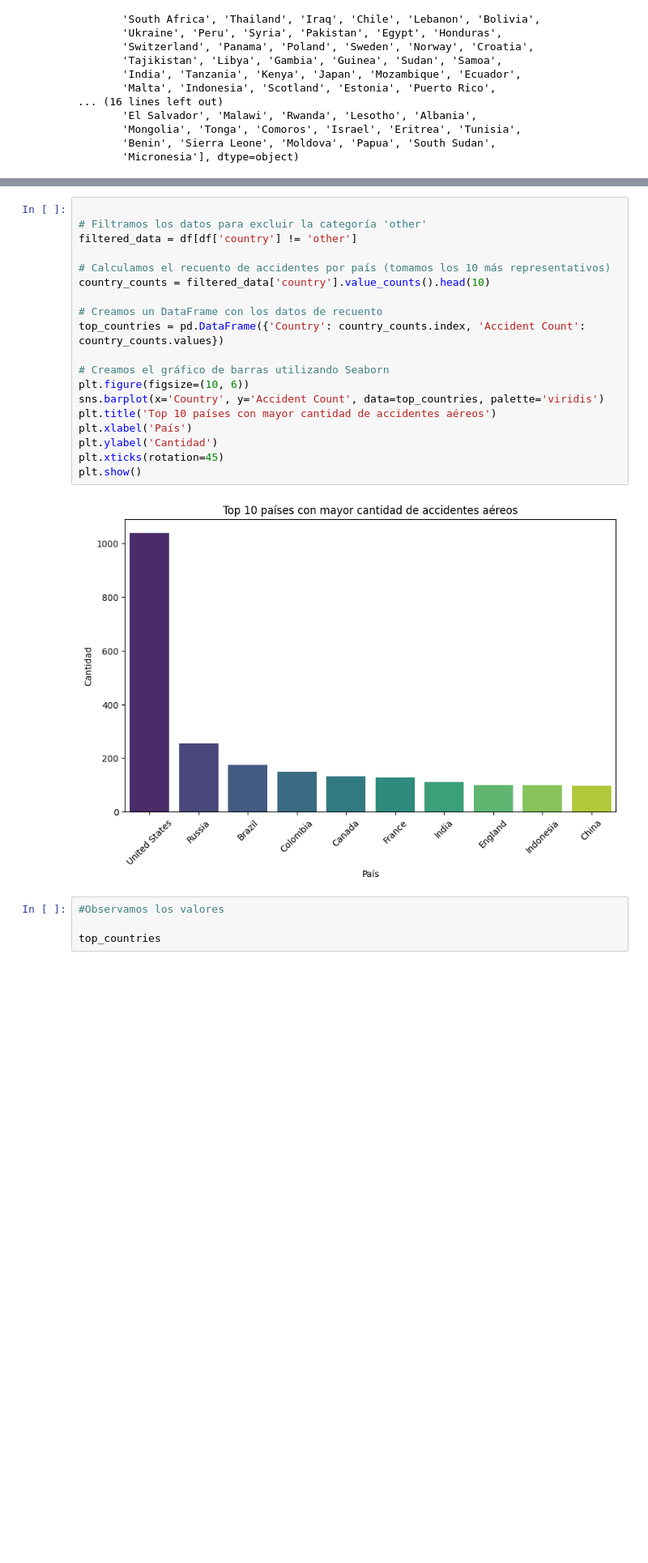
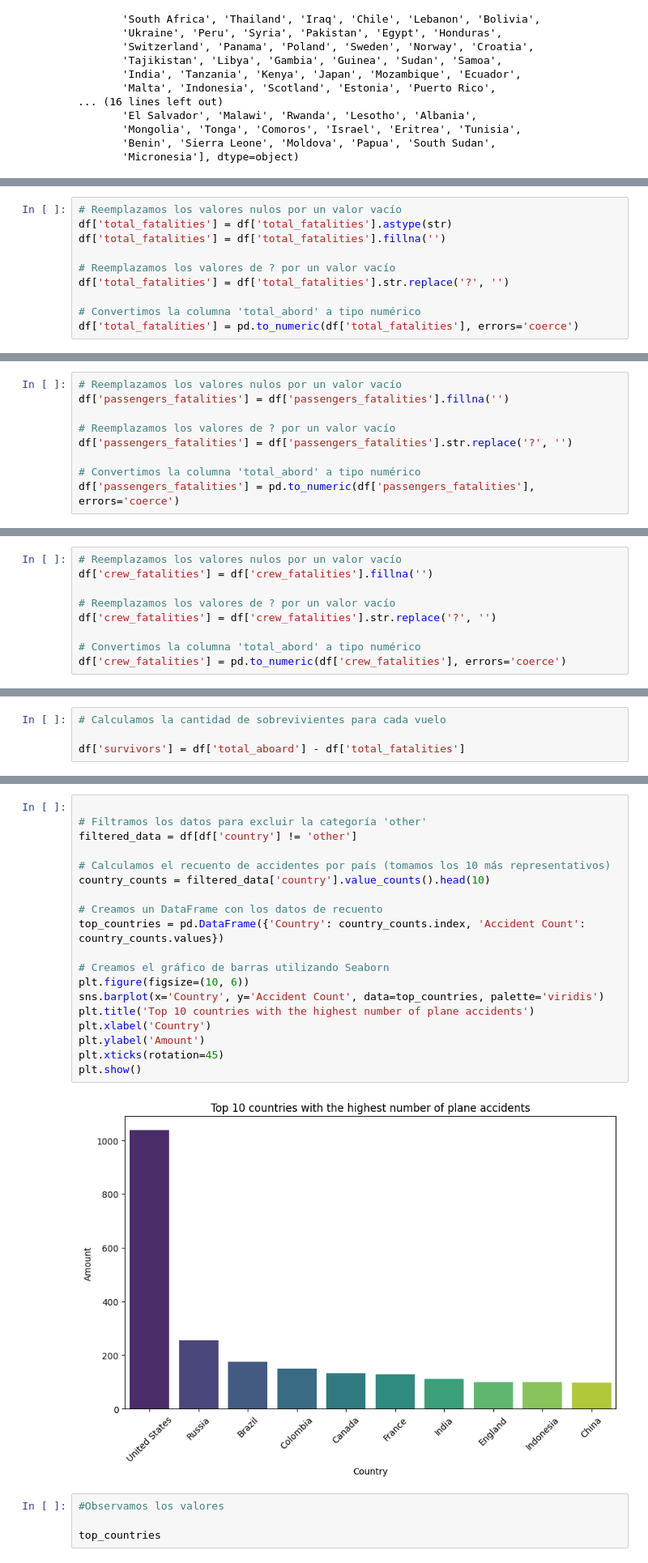
Before and after one commit to CinthiaVeronicaLopez/pi-da-full-time, a Jupyter notebook: accidentes-aereos.ipynb, the cells around one changed output, grey strips where cells are left out. Shown at 81% size. Cells and saved outputs as stored; diff of their text form; blank space fills up the shorter version.

```diff
--- a/accidentes-aereos.ipynb
+++ b/accidentes-aereos.ipynb
@@ -362,0 +810,10 @@ array(['United States', 'France', 'Canada', 'other', 'Germany', 'Belgium',
+# %%
+# Reemplazamos los valores nulos por un valor vacío
+df['total_fatalities'] = df['total_fatalities'].astype(str)
+df['total_fatalities'] = df['total_fatalities'].fillna('')
+
+# Reemplazamos los valores de ? por un valor vacío
+df['total_fatalities'] = df['total_fatalities'].str.replace('?', '')
+
+# Convertimos la columna 'total_abord' a tipo numérico
+df['total_fatalities'] = pd.to_numeric(df['total_fatalities'], errors='coerce')
@@ -362,0 +826,9 @@ array(['United States', 'France', 'Canada', 'other', 'Germany', 'Belgium',
+# %%
+# Reemplazamos los valores nulos por un valor vacío
+df['passengers_fatalities'] = df['passengers_fatalities'].fillna('')
+
+# Reemplazamos los valores de ? por un valor vacío
+df['passengers_fatalities'] = df['passengers_fatalities'].str.replace('?', '')
+
+# Convertimos la columna 'total_abord' a tipo numérico
+df['passengers_fatalities'] = pd.to_numeric(df['passengers_fatalities'], errors='coerce')
@@ -362,0 +841,9 @@ array(['United States', 'France', 'Canada', 'other', 'Germany', 'Belgium',
+# %%
+# Reemplazamos los valores nulos por un valor vacío
+df['crew_fatalities'] = df['crew_fatalities'].fillna('')
+
+# Reemplazamos los valores de ? por un valor vacío
+df['crew_fatalities'] = df['crew_fatalities'].str.replace('?', '')
+
+# Convertimos la columna 'total_abord' a tipo numérico
+df['crew_fatalities'] = pd.to_numeric(df['crew_fatalities'], errors='coerce')
@@ -362,0 +856,4 @@ array(['United States', 'France', 'Canada', 'other', 'Germany', 'Belgium',
+# %%
+# Calculamos la cantidad de sobrevivientes para cada vuelo
+
+df['survivors'] = df['total_aboard'] - df['total_fatalities']
@@ -365,24 +879,24 @@ array(['United States', 'France', 'Canada', 'other', 'Germany', 'Belgium',
 # %%
 
 # Filtramos los datos para excluir la categoría 'other'
 filtered_data = df[df['country'] != 'other']
 
 # Calculamos el recuento de accidentes por país (tomamos los 10 más representativos)
 country_counts = filtered_data['country'].value_counts().head(10)
 
 # Creamos un DataFrame con los datos de recuento
 top_countries = pd.DataFrame({'Country': country_counts.index, 'Accident Count': country_counts.values})
 
 # Creamos el gráfico de barras utilizando Seaborn
 plt.figure(figsize=(10, 6))
 sns.barplot(x='Country', y='Accident Count', data=top_countries, palette='viridis')
-plt.title('Top 10 países con mayor cantidad de accidentes aéreos')
-plt.xlabel('País')
-plt.ylabel('Cantidad')
+plt.title('Top 10 countries with the highest number of plane accidents')
+plt.xlabel('Country')
+plt.ylabel('Amount')
 plt.xticks(rotation=45)
 plt.show()
 # %% [output]
-[figure, old version]
+[figure, new version]
 # %%
 #Observamos los valores
 
```
Also changed, not shown: parts of 97 cells of this notebook, 9 other files.
